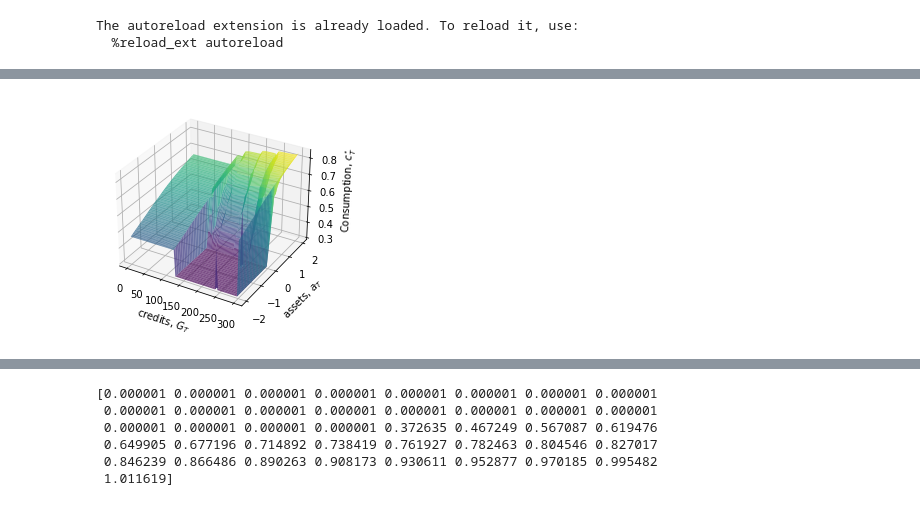
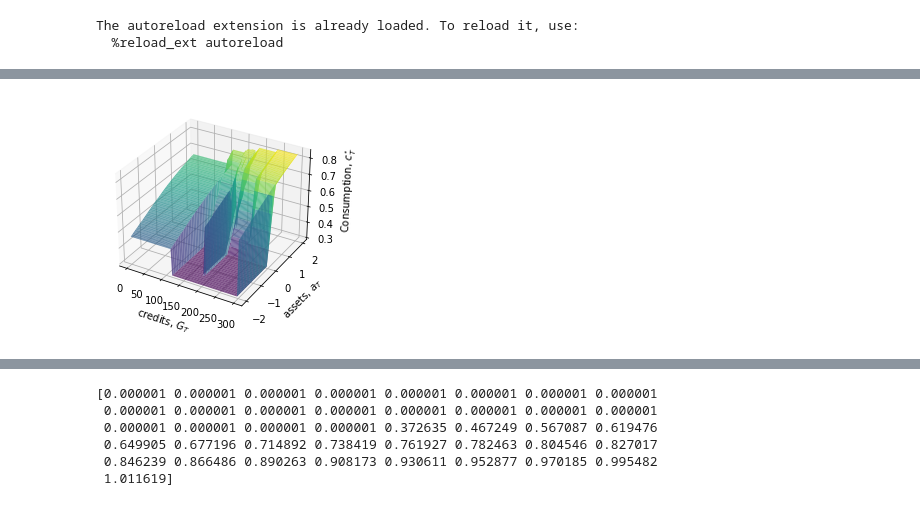
Before and after one commit to aiabondegaard/speciale2, a Jupyter notebook: breakdown_notebook.ipynb, the cells around one changed output, grey strips where cells are left out. Cells and saved outputs as stored; diff of their text form; code cells hidden in the pictures.

```diff
--- a/breakdown_notebook.ipynb
+++ b/breakdown_notebook.ipynb
@@ -19,7 +19,7 @@ np.set_printoptions(suppress=True, precision=6)
 # %%
 from breakdown_uncertainty_me_tax import SimpleBreakdownModelClass
 # %%
-model = SimpleBreakdownModelClass(par={'r':0.02,'beta':0.98,'Nm':5,'upsilon':1.055,'rho':14.0,'gamma_max':0.012,'gamma_min':0.0193,'tau':5,'tax':0.4,'su':0.16}) #'tax':0.03813765261272659
+model = SimpleBreakdownModelClass(par={'r':0.02,'beta':0.98,'Nm':5,'upsilon':1.05,'rho':12.0,'gamma_max':0.012,'gamma_min':0.018,'tau':5,'tax':0.4,'su':0.16,'sigma_s':0.3,'sigma_w':0.1}) #'tax':0.03813765261272659
 # %%
 par = model.par
 sol = model.sol
@@ -47,12 +51,12 @@ Wall time: 10min 19s
 # %%
 # last period
-a_mesh, G_mesh = np.meshgrid(par.a_grid[:],par.G_grid,indexing='ij')
+a_mesh, G_mesh = np.meshgrid(par.a_grid,par.G_grid,indexing='ij')
 
 t = par.T-46
 fig = plt.figure()
 ax = plt.axes(projection='3d')
 
 ax.plot_surface(G_mesh, a_mesh, sol.c[t,0,:,:],rstride=1,cstride=1,cmap='viridis', edgecolor='none',alpha=0.75);
 ax.set(xlabel='credits, $G_{T}$',ylabel='assets, $a_T$',zlabel='Consumption, $c_{T}^{\star}$');
 # %% [output]
-[figure, old version]
+[figure, new version]
```
Also changed, not shown: parts of 24 cells of this notebook, 14 other files.
